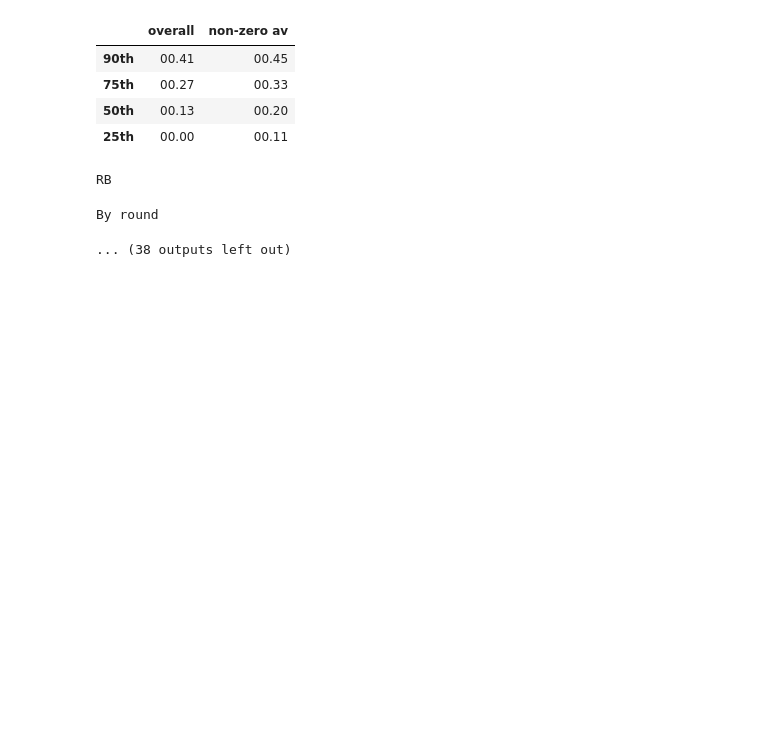
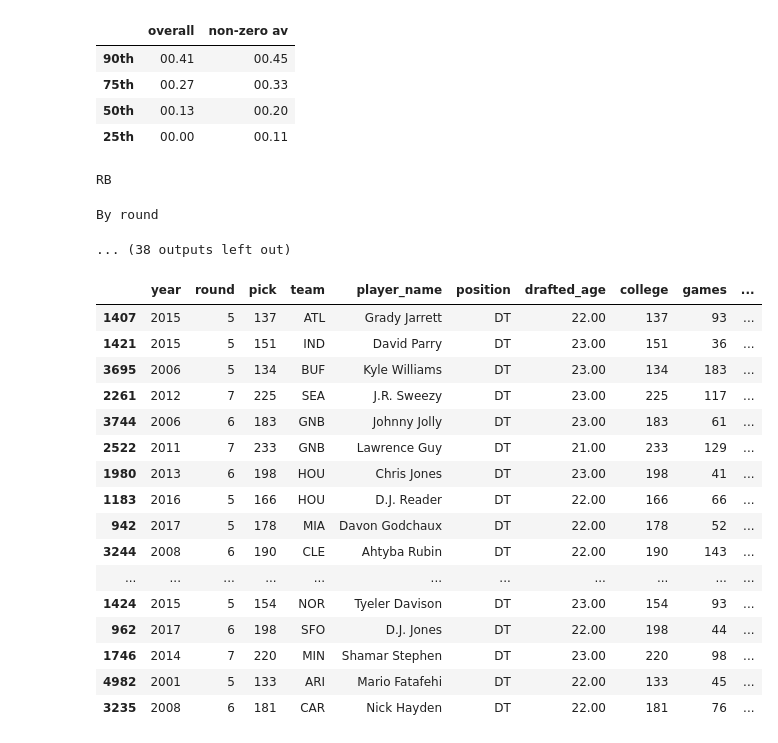
Before and after one commit to joaossmacedo/NFL-Draft-Scraper, a Jupyter notebook: nfl_draft_analysis.ipynb, the cells around one changed output. Cells and saved outputs as stored; diff of their text form; code cells hidden in the pictures; blank space fills up the shorter version.

```diff
--- a/nfl_draft_analysis.ipynb
+++ b/nfl_draft_analysis.ipynb
@@ -18,7 +18,7 @@ CSS = """
 
 HTML('<style>{}</style>'.format(CSS))
 
-# pd.set_option('display.max_rows', None)
+pd.set_option('display.max_rows', 100)
 pd.options.display.float_format = '{:05.2f}'.format
 # %%
 def display_side_by_side(*args,titles=cycle([''])):
@@ -323,3 +323,23 @@ Overall
 RB
 By round
 ... (38 outputs left out)
+# %%
+data.query('av_by_game > 0.300000').query('round > 4').query('position == "DT"').sort_values(by=['av_by_game'], ascending=False)
+# %% [output]
+|  | year | round | pick | team | player_name | position | drafted_age | college | games | ... |
+| 1407 | 2015 | 5 | 137 | ATL | Grady Jarrett | DT | 22.00 | 137 | 93 | ... |
+| 1421 | 2015 | 5 | 151 | IND | David Parry | DT | 23.00 | 151 | 36 | ... |
+| 3695 | 2006 | 5 | 134 | BUF | Kyle Williams | DT | 23.00 | 134 | 183 | ... |
+| 2261 | 2012 | 7 | 225 | SEA | J.R. Sweezy | DT | 23.00 | 225 | 117 | ... |
+| 3744 | 2006 | 6 | 183 | GNB | Johnny Jolly | DT | 23.00 | 183 | 61 | ... |
+| 2522 | 2011 | 7 | 233 | GNB | Lawrence Guy | DT | 21.00 | 233 | 129 | ... |
+| 1980 | 2013 | 6 | 198 | HOU | Chris Jones | DT | 23.00 | 198 | 41 | ... |
+| 1183 | 2016 | 5 | 166 | HOU | D.J. Reader | DT | 22.00 | 166 | 66 | ... |
+| 942 | 2017 | 5 | 178 | MIA | Davon Godchaux | DT | 22.00 | 178 | 52 | ... |
+| 3244 | 2008 | 6 | 190 | CLE | Ahtyba Rubin | DT | 22.00 | 190 | 143 | ... |
+| ... | ... | ... | ... | ... | ... | ... | ... | ... | ... | ... |
+| 1424 | 2015 | 5 | 154 | NOR | Tyeler Davison | DT | 23.00 | 154 | 93 | ... |
+| 962 | 2017 | 6 | 198 | SFO | D.J. Jones | DT | 22.00 | 198 | 44 | ... |
+| 1746 | 2014 | 7 | 220 | MIN | Shamar Stephen | DT | 23.00 | 220 | 98 | ... |
+| 4982 | 2001 | 5 | 133 | ARI | Mario Fatafehi | DT | 22.00 | 133 | 45 | ... |
+| 3235 | 2008 | 6 | 181 | CAR | Nick Hayden | DT | 22.00 | 181 | 76 | ... |
```
Also changed, not shown: parts of 4 cells of this notebook.
